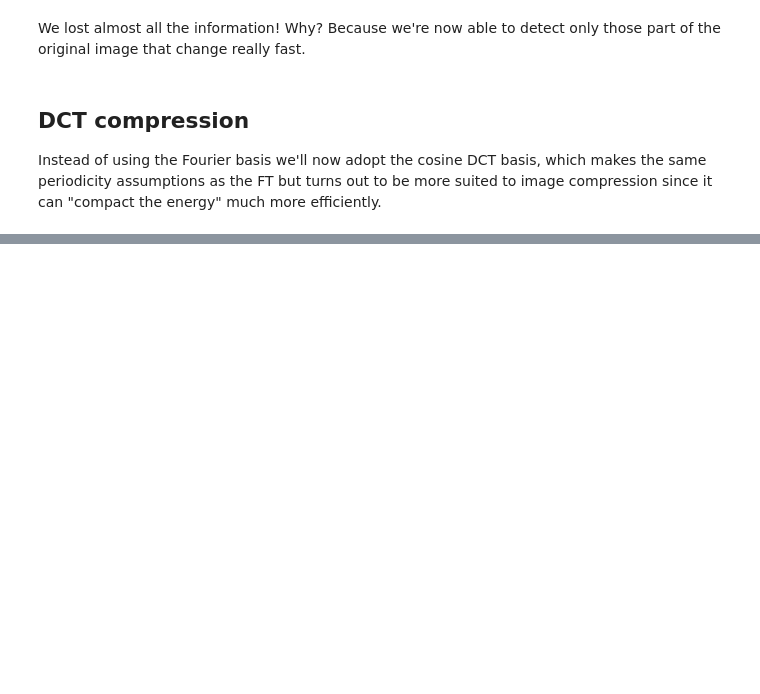
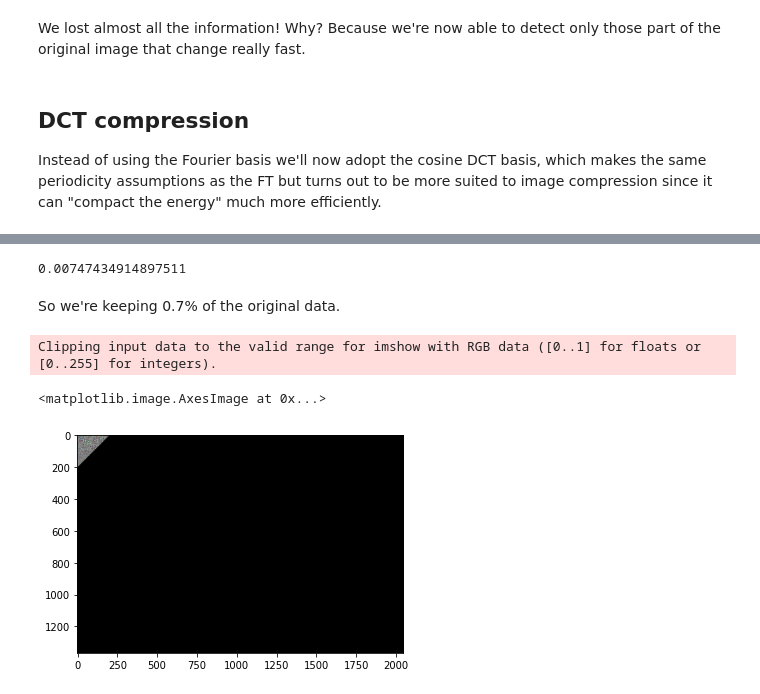
Before and after one commit to GiuliaLanzillotta/My-ML-exercises, a Jupyter notebook: Signal_processing.ipynb, the cells around one changed output, grey strips where cells are left out. Cells and saved outputs as stored; diff of their text form; code cells hidden in the pictures; blank space fills up the shorter version.

```diff
--- a/Signal_processing.ipynb
+++ b/Signal_processing.ipynb
@@ -569,0 +578,13 @@ Instead of using the Fourier basis we'll now adopt the cosine DCT basis, which m
+# %%
+r,c, _ = spectrum_dct.shape
+# %%
+keep = 0.1
+dim0_keep = int(keep*r)
+dim1_keep = int(keep*c)
+dim_keep = max(dim1_keep,dim0_keep)
+lpmask = np.zeros(shape=(r,c,3), dtype=float)
+for i in range(dim_keep):
+  for j in range(dim_keep):
+    if i+j < dim_keep:
+      lpmask[i,j] = 1.
+pyplot.imshow((lpmask*255).astype("uint8"))
@@ -569,0 +594,14 @@ Instead of using the Fourier basis we'll now adopt the cosine DCT basis, which m
+# %%
+#let's calculate the fraction of data that we're keeping
+np.sum(lpmask)/(3*c*r)
+# %% [output]
+0.00747434914897511
+# %% [markdown]
+So we're keeping 0.7% of the original data.
+# %%
+lp_spectrum_dct = np.multiply(spectrum_dct,lpmask)
+pyplot.imshow(lp_spectrum_dct)
+# %% [output]
+Clipping input data to the valid range for imshow with RGB data ([0..1] for floats or [0..255] for integers).
+<matplotlib.image.AxesImage at 0x...>
+[figure, added]
```
Also changed, not shown: parts of 6 cells of this notebook.
